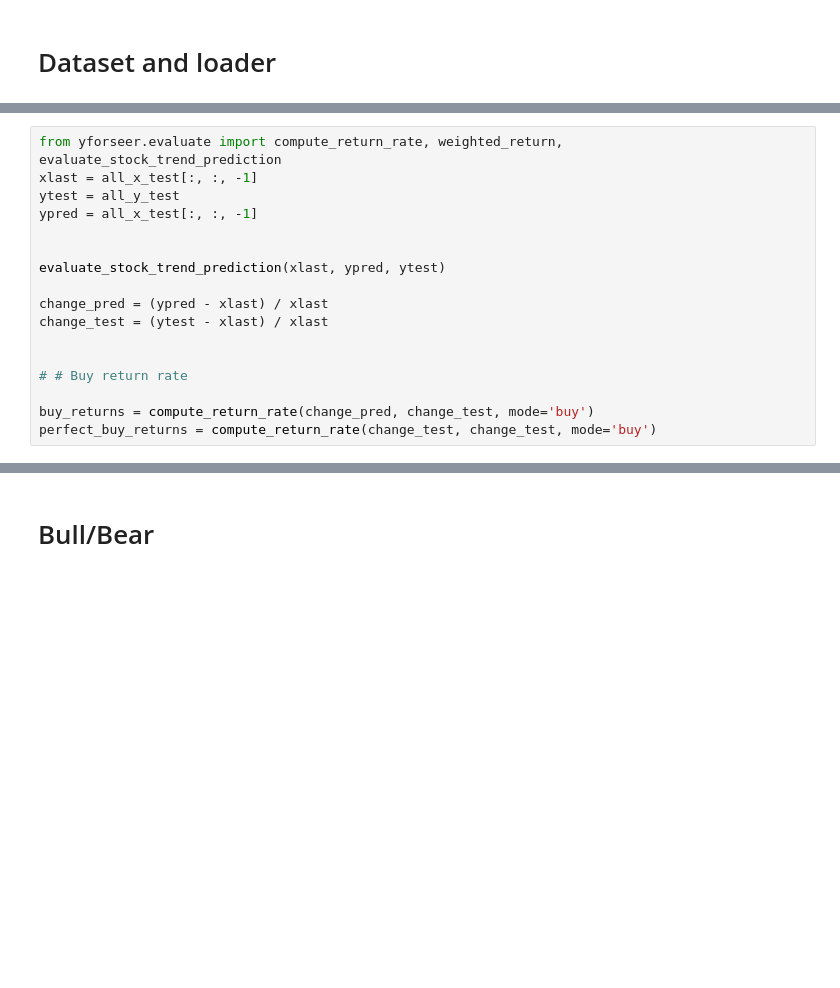
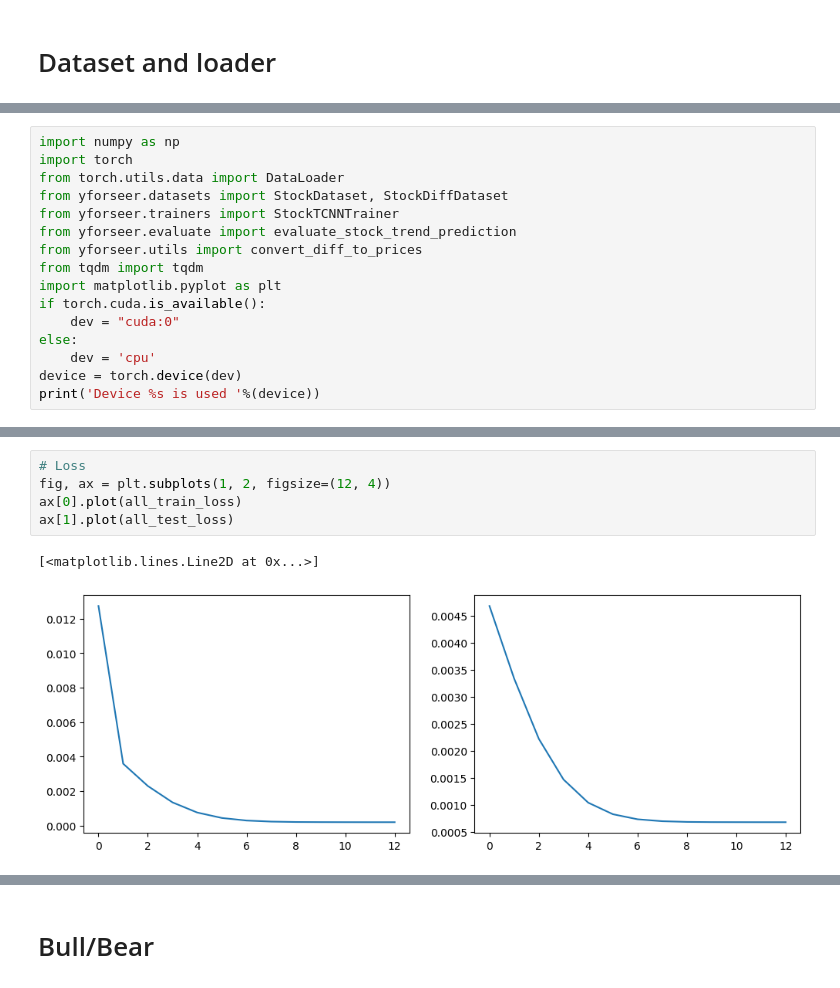
Before and after one commit to yyhhoi/yforseer, a Jupyter notebook: try.ipynb, the cells around one changed output, grey strips where cells are left out. Saved outputs shown, nothing was run; the diff lists cells and outputs as text; blank space fills up the shorter version.

Commit message:
training running

```diff
--- a/try.ipynb
+++ b/try.ipynb
@@ -62,17 +49,0 @@ print(all_y_test.shape)
-# %%
-from yforseer.evaluate import compute_return_rate, weighted_return, evaluate_stock_trend_prediction
-xlast = all_x_test[:, :, -1]
-ytest = all_y_test
-ypred = all_x_test[:, :, -1]
-
-
-evaluate_stock_trend_prediction(xlast, ypred, ytest)
-
-change_pred = (ypred - xlast) / xlast
-change_test = (ytest - xlast) / xlast
-
-
-# # Buy return rate
-
-buy_returns = compute_return_rate(change_pred, change_test, mode='buy')
-perfect_buy_returns = compute_return_rate(change_test, change_test, mode='buy')
@@ -140,0 +52,16 @@ print(perfect_trade_return)
+# %%
+import numpy as np
+import torch
+from torch.utils.data import DataLoader
+from yforseer.datasets import StockDataset, StockDiffDataset
+from yforseer.trainers import StockTCNNTrainer
+from yforseer.evaluate import evaluate_stock_trend_prediction
+from yforseer.utils import convert_diff_to_prices
+from tqdm import tqdm
+import matplotlib.pyplot as plt
+if torch.cuda.is_available():
+    dev = "cuda:0"
+else:
+    dev = 'cpu'
+device = torch.device(dev)
+print('Device %s is used '%(device))
@@ -140,0 +220,8 @@ print(perfect_trade_return)
+# %%
+# Loss
+fig, ax = plt.subplots(1, 2, figsize=(12, 4))
+ax[0].plot(all_train_loss)
+ax[1].plot(all_test_loss)
+# %% [output]
+[<matplotlib.lines.Line2D at 0x...>]
+[figure, added]
```
Also changed, not shown: parts of 26 cells of this notebook, 5 other files.
